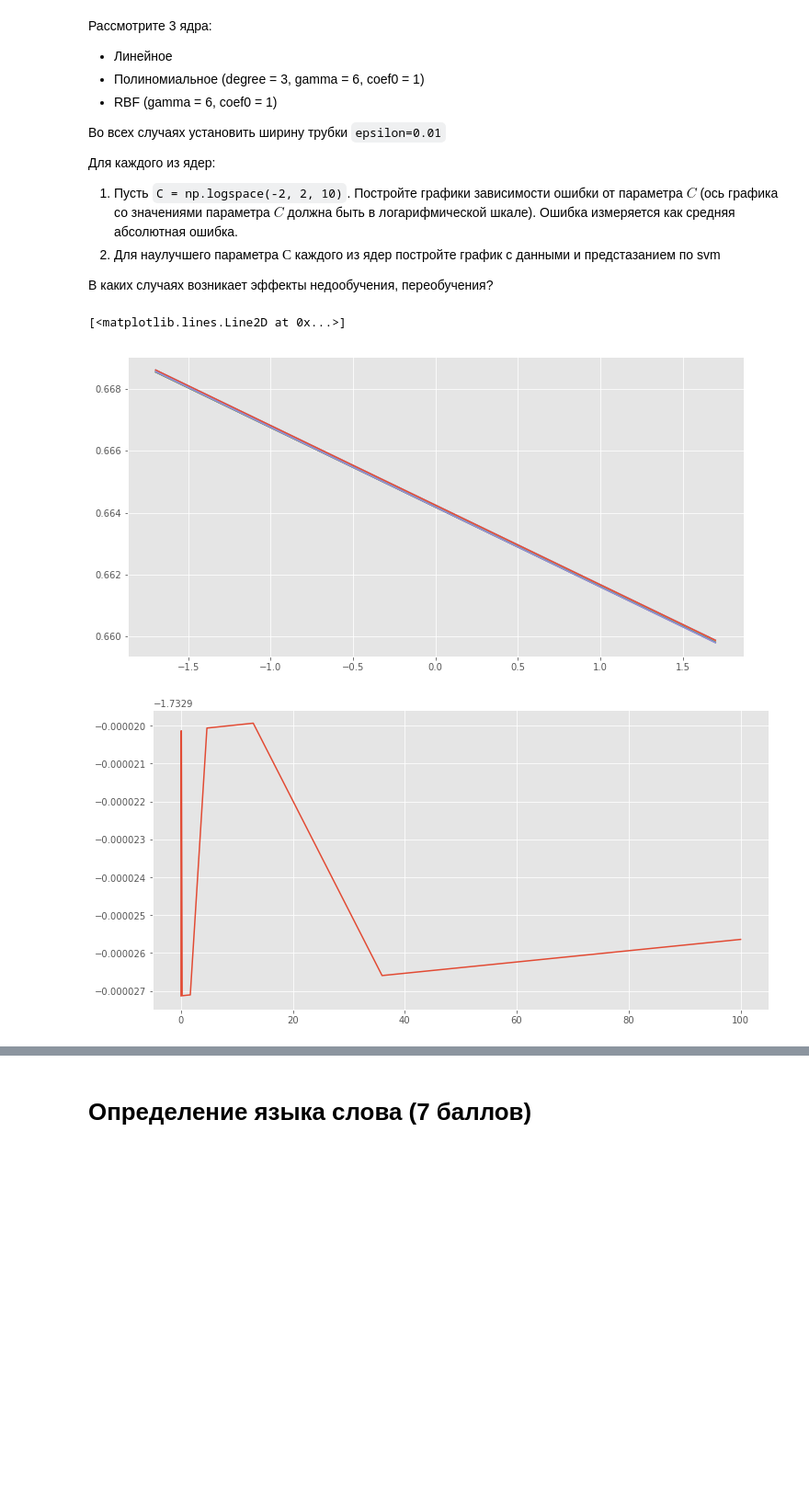
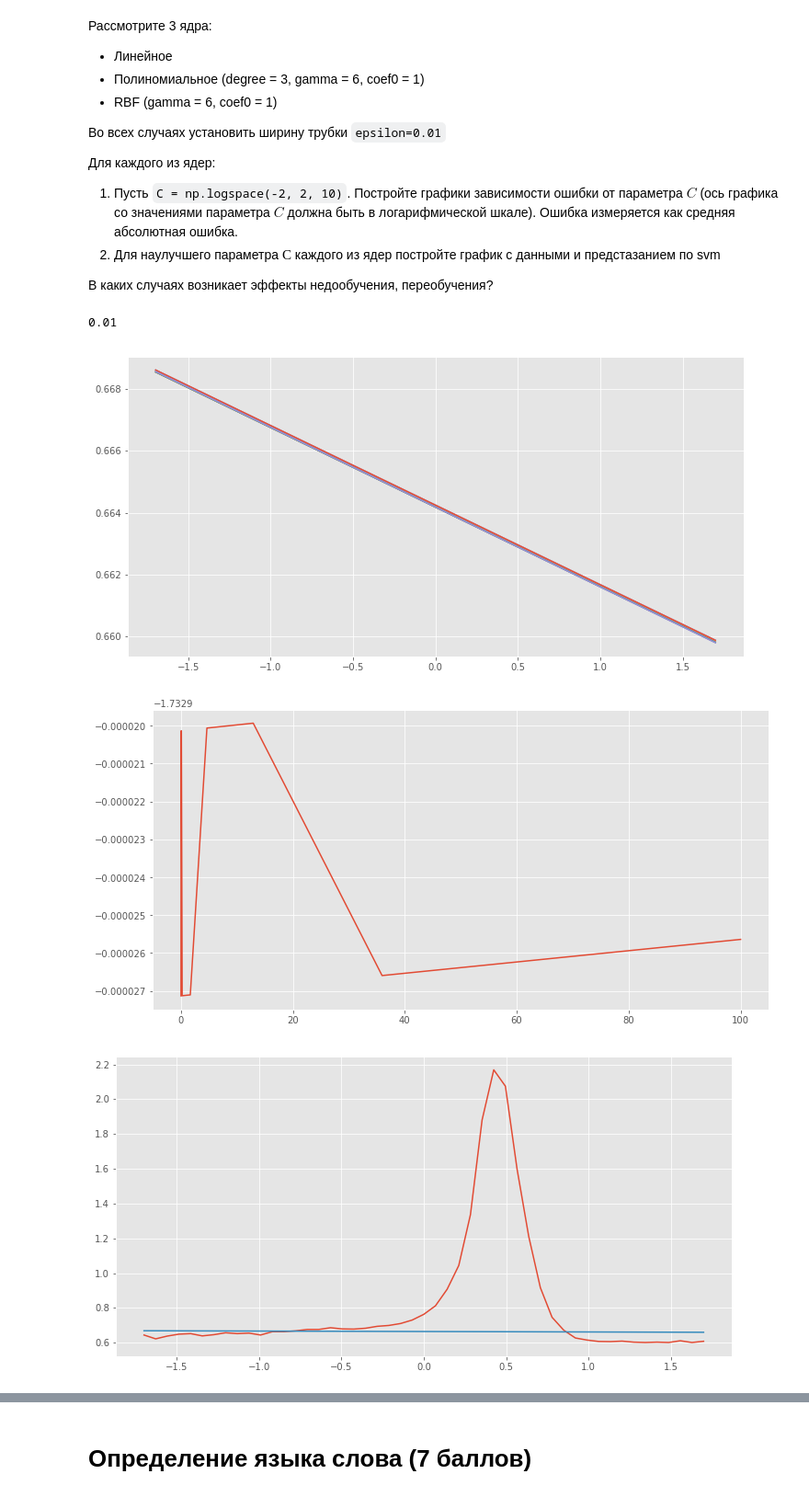
Before and after one commit to PeterZaidel/sphere_ml_2017, a Jupyter notebook: HW5/zaidel-peter-svm.ipynb, the cells around one changed output, grey strips where cells are left out. Shown: that part at 92% size. Cells and saved outputs as stored; diff of their text form; code cells hidden in the pictures; blank space fills up the shorter version.

```diff
--- a/HW5/zaidel-peter-svm.ipynb
+++ b/HW5/zaidel-peter-svm.ipynb
@@ -224,25 +224,37 @@ from sklearn.metrics import mean_absolute_error
 # %%
 ## Your Code Here
 
 C = np.logspace(-2, 2, 10)
 fig1 = plt.figure()
 fig2 = plt.figure()
+fig3 = plt.figure()
 ax1 = fig1.add_subplot(1, 1, 1)
 ax2 = fig2.add_subplot(1, 1, 1)
+ax3 = fig3.add_subplot(1,1,1)
+
 params = []
 errs = []
 for param in C:
     model = SVR(kernel='linear', epsilon=0.01, C = param)
     result = model.fit(X,y).predict(X)
     ax1.plot(X,result)
     params.append(param)
     errs.append(mean_absolute_error(result,y))
 
 ax2.plot(params, np.log(errs) )
+
+model = SVR(kernel='linear', epsilon=0.01, C = min_err_param)
+result = model.fit(X,y).predict(X)
+ax3.plot(X,y)
+ax3.plot(X, result)
+
+min_err_param = params[np.argmin(errs)]
+print min_err_param
 # %% [output]
-[<matplotlib.lines.Line2D at 0x...>]
+0.01
 [figure]
 [figure]
+[figure, added]
 # %%
 C = np.logspace(-2, 2, 10)
 fig1 = plt.figure()
```
Also changed, not shown: parts of 12 cells of this notebook.
